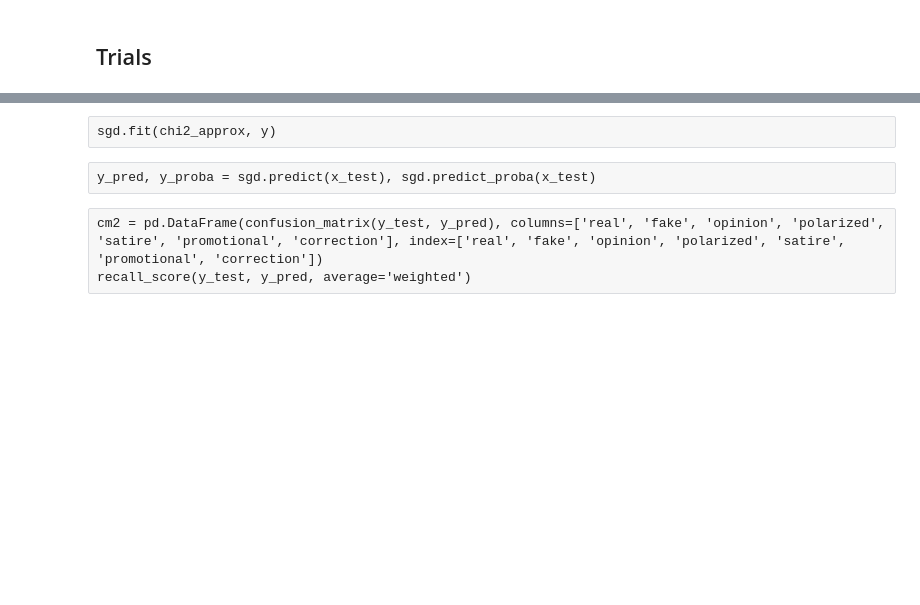
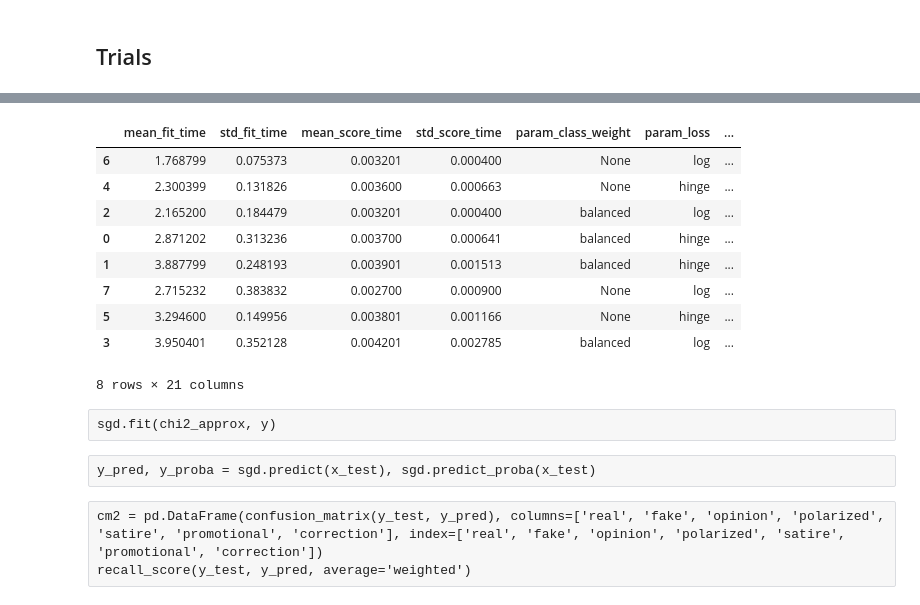
Before and after one commit to lethaiq/SysFake-1, a Jupyter notebook: notebooks/sgd_try.ipynb, the cells around one changed output, grey strips where cells are left out. Drawn from its saved outputs; the diff is of its cells as text; code cells hidden in the pictures; blank space fills up the shorter version.

```diff
--- a/notebooks/sgd_try.ipynb
+++ b/notebooks/sgd_try.ipynb
@@ -25,10 +30,12 @@ Each of these are interesting in their own ways, but the most applicable to our
 # %% [markdown]
 ## Data Read
 # %%
-d_full = pd.read_csv('../data/d_full.csv')
+#d_full = pd.read_csv('../data/d_full.csv')
 
-x, y = *(d_full.drop('label', axis=1),
-         d_full['label']),
+d_sub = pd.read_csv('../data/d_sub.csv')
+
+x, y = *(d_sub.drop('label', axis=1),
+         d_sub['label']),
 
 x, y = map(lambda j: j.to_numpy(), (x,y))
 # %% [markdown]
@@ -94,0 +152,15 @@ laplacian     : [0.65 0.66 0.67 0.66 0.65], Mean: 0.6597141912821577
+# %%
+param_grid = {'loss': ('hinge', 'log'),
+              'penalty': ('l2', 'l1'),
+              #'learning_rate': ('optimal', 'invscaling', 'adaptive'),
+              #'power_t': np.logspace(-3, -1, num=10),
+              'class_weight': ('balanced', None)
+             }
+# %%
+fm = Nystroem(kernel='chi2', n_components=300).fit_transform(x, y)
+
+grid = GridSearchCV(estimator=SGDClassifier(average=True),
+                    cv=10, scoring='recall_weighted',
+                    param_grid=param_grid,
+                    verbose=3, n_jobs=-1)
+grid.fit(fm, y)
@@ -95,3 +176,17 @@ laplacian     : [0.65 0.66 0.67 0.66 0.65], Mean: 0.6597141912821577
+# %%
+grid_df = pd.DataFrame(grid.cv_results_).sort_values('rank_test_score')
+grid_df
+# %% [output]
+|  | mean_fit_time | std_fit_time | mean_score_time | std_score_time | param_class_weight | param_loss | ... |
+| 6 | 1.768799 | 0.075373 | 0.003201 | 0.000400 | None | log | ... |
+| 4 | 2.300399 | 0.131826 | 0.003600 | 0.000663 | None | hinge | ... |
+| 2 | 2.165200 | 0.184479 | 0.003201 | 0.000400 | balanced | log | ... |
+| 0 | 2.871202 | 0.313236 | 0.003700 | 0.000641 | balanced | hinge | ... |
+| 1 | 3.887799 | 0.248193 | 0.003901 | 0.001513 | balanced | hinge | ... |
+| 7 | 2.715232 | 0.383832 | 0.002700 | 0.000900 | None | log | ... |
+| 5 | 3.294600 | 0.149956 | 0.003801 | 0.001166 | None | hinge | ... |
+| 3 | 3.950401 | 0.352128 | 0.004201 | 0.002785 | balanced | log | ... |
+8 rows × 21 columns
 # %% [raw]
 sgd.fit(chi2_approx, y)
 # %% [raw]
```
Also changed, not shown: parts of 12 cells of this notebook.
